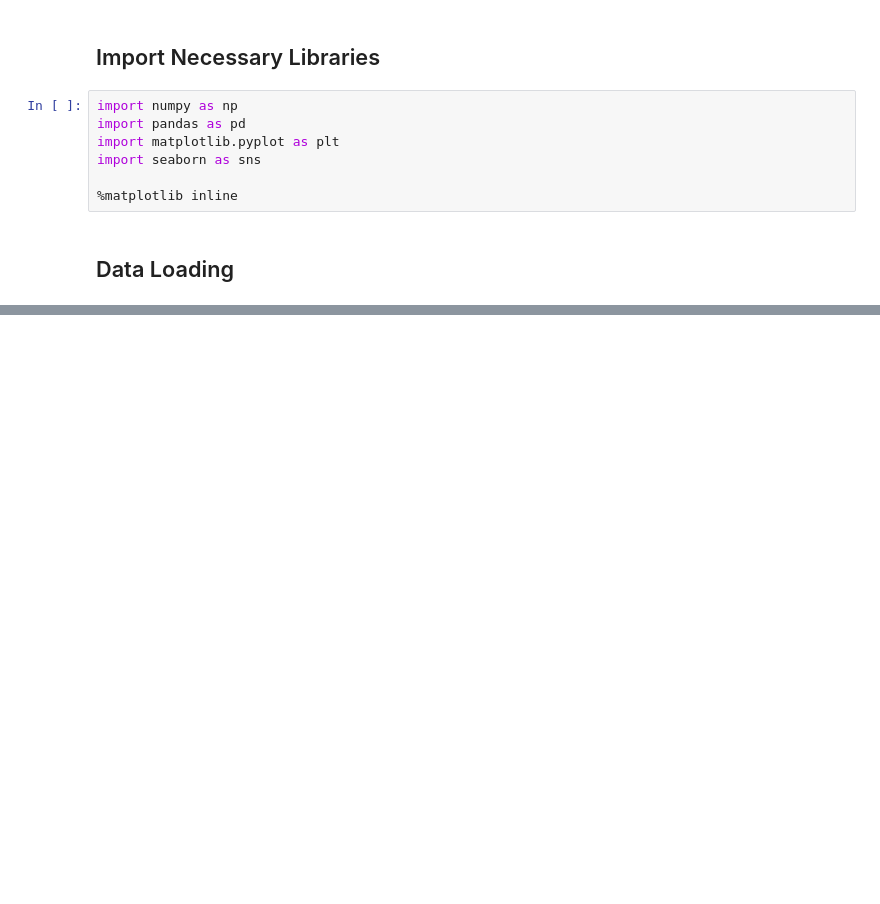
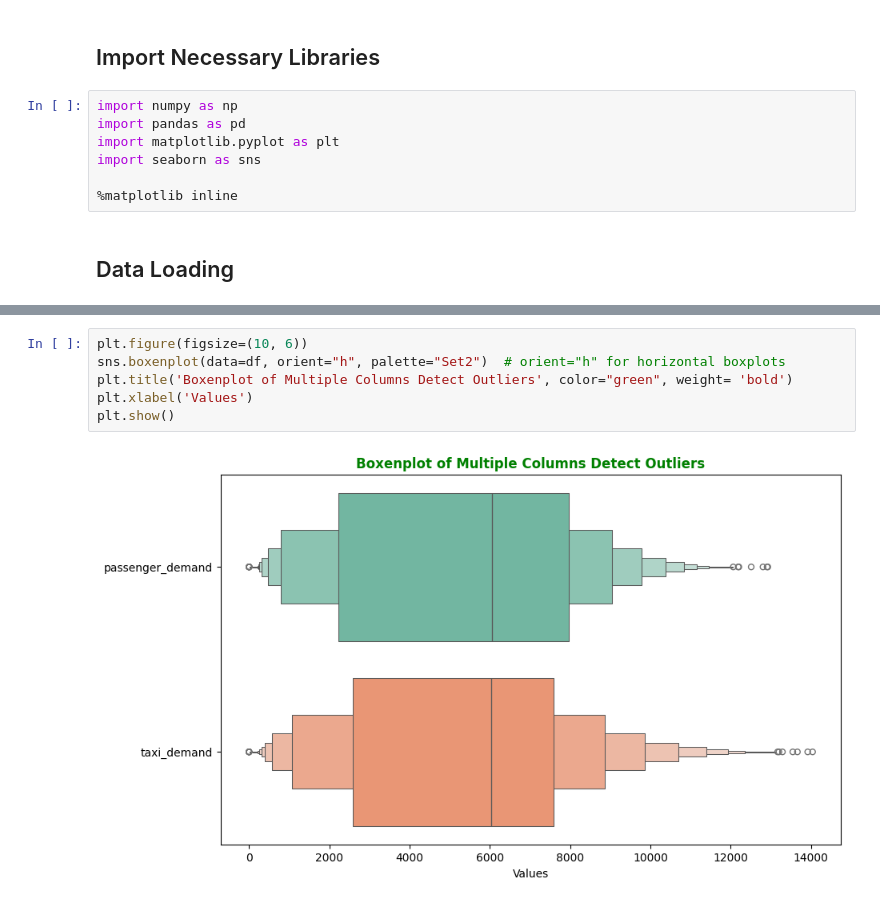
Before and after one commit to Rasel1435/yellow-taxi-demand-analysis, a Jupyter notebook: 1_Data_Preprocess/b_cleaning.ipynb, the cells around one changed output, grey strips where cells are left out. Cells and saved outputs as stored; diff of their text form; blank space fills up the shorter version.

```diff
--- a/1_Data_Preprocess/b_cleaning.ipynb
+++ b/1_Data_Preprocess/b_cleaning.ipynb
@@ -21,0 +208,8 @@ df.head()
+# %%
+plt.figure(figsize=(10, 6))
+sns.boxenplot(data=df, orient="h", palette="Set2")  # orient="h" for horizontal boxplots
+plt.title('Boxenplot of Multiple Columns Detect Outliers', color="green", weight= 'bold')
+plt.xlabel('Values')
+plt.show()
+# %% [output]
+[figure, added]
```
Also changed, not shown: parts of 40 cells of this notebook.
